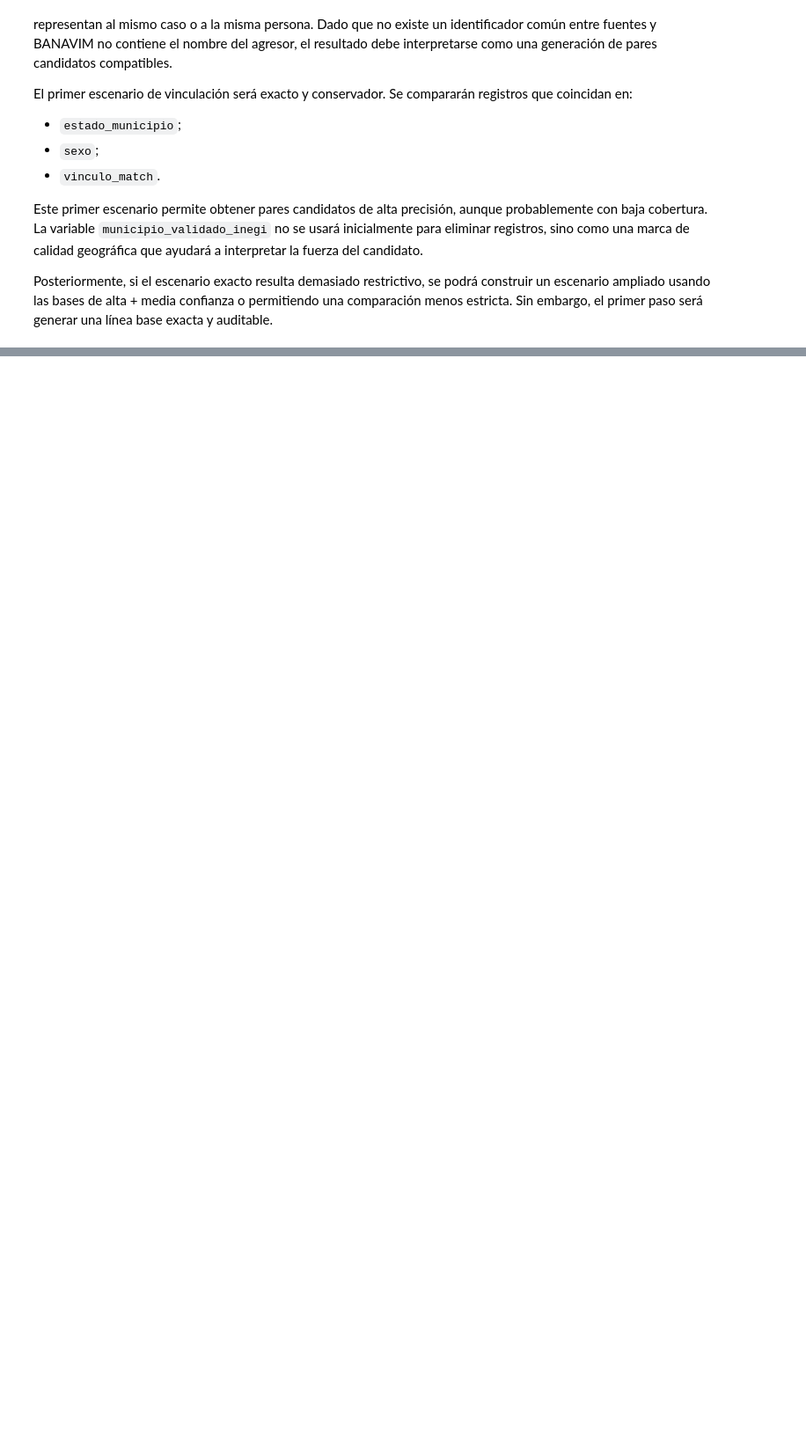
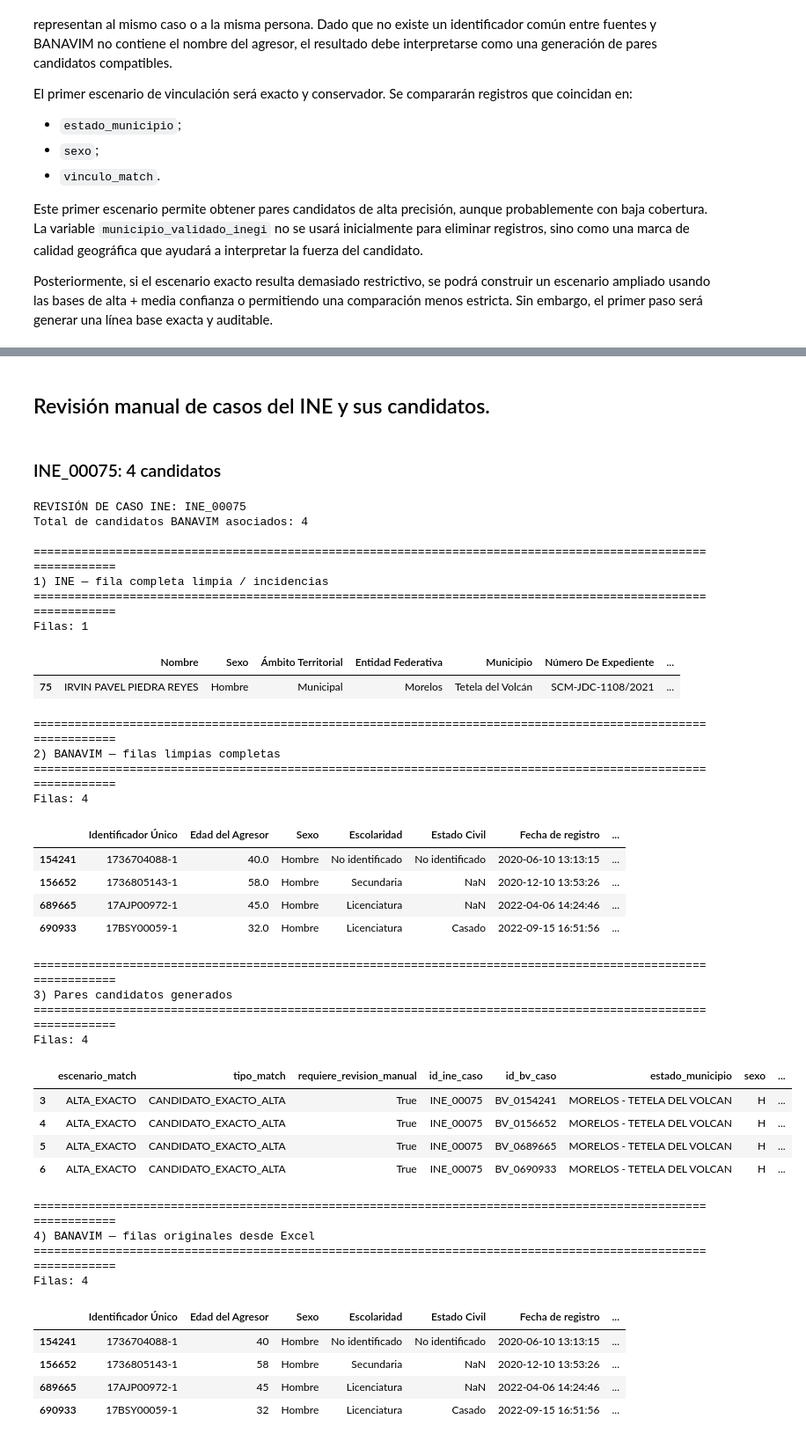
Before and after one commit to BesaidGarden/Calidad-y-Preprocesamiento-de-Datos---Registro-Publico-de-Agresores, a Jupyter notebook: Código/fusion_individuos.ipynb, the cells around one changed output, grey strips where cells are left out. Shown at 88% size. Drawn from its saved outputs; the diff is of its cells as text; code cells hidden in the pictures; blank space fills up the shorter version.

```diff
--- a/Código/fusion_individuos.ipynb
+++ b/Código/fusion_individuos.ipynb
@@ -1980,0 +2315,21 @@ ESTADÍSTICAS DESCRIPTIVAS
+# %%
+ruta_bv_fix = DATA_DIR / "banavim_fix_2020_2022.csv"
+
+if ruta_bv_fix.exists():
+    bv_completa_limpia = pd.read_csv(
+        ruta_bv_fix,
+        encoding="utf-8-sig"
+    )
+
+    if "id_bv_caso" not in bv_completa_limpia.columns:
+        bv_completa_limpia = bv_completa_limpia.reset_index(drop=True)
+        bv_completa_limpia["id_bv_caso"] = (
+            "BV_" + bv_completa_limpia.index.astype(str).str.zfill(7)
+        )
+
+    print("bv_completa_limpia:", bv_completa_limpia.shape)
+    display(bv_completa_limpia.head(2))
+
+else:
+    print("No encontré banavim_fix_2020_2022.csv. Usaré bv_original_completa como base completa BANAVIM.")
+    bv_completa_limpia = bv_original_completa.copy()
@@ -1980,0 +2495,46 @@ ESTADÍSTICAS DESCRIPTIVAS
+# %% [markdown]
+## Revisión manual de casos del INE y sus candidatos.
+# %% [markdown]
+### INE_00075: 4 candidatos
+# %%
+revision = revisar_caso_ine(
+    id_ine_caso="INE_00075",
+    candidatos=matches_exactos_alta
+)
+# %% [output]
+REVISIÓN DE CASO INE: INE_00075
+Total de candidatos BANAVIM asociados: 4
+
+==============================================================================================================
+1) INE — fila completa limpia / incidencias
+==============================================================================================================
+Filas: 1
+|  | Nombre | Sexo | Ámbito Territorial | Entidad Federativa | Municipio | Número De Expediente | ... |
+| 75 | IRVIN PAVEL PIEDRA REYES | Hombre | Municipal | Morelos | Tetela del Volcán | SCM-JDC-1108/2021 | ... |
+==============================================================================================================
+2) BANAVIM — filas limpias completas
+==============================================================================================================
+Filas: 4
+|  | Identificador Único | Edad del Agresor | Sexo | Escolaridad | Estado Civil | Fecha de registro | ... |
+| 154241 | 1736704088-1 | 40.0 | Hombre | No identificado | No identificado | 2020-06-10 13:13:15 | ... |
+| 156652 | 1736805143-1 | 58.0 | Hombre | Secundaria | NaN | 2020-12-10 13:53:26 | ... |
+| 689665 | 17AJP00972-1 | 45.0 | Hombre | Licenciatura | NaN | 2022-04-06 14:24:46 | ... |
+| 690933 | 17BSY00059-1 | 32.0 | Hombre | Licenciatura | Casado | 2022-09-15 16:51:56 | ... |
+==============================================================================================================
+3) Pares candidatos generados
+==============================================================================================================
+Filas: 4
+|  | escenario_match | tipo_match | requiere_revision_manual | id_ine_caso | id_bv_caso | estado_municipio | sexo | ... |
+| 3 | ALTA_EXACTO | CANDIDATO_EXACTO_ALTA | True | INE_00075 | BV_0154241 | MORELOS - TETELA DEL VOLCAN | H | ... |
+| 4 | ALTA_EXACTO | CANDIDATO_EXACTO_ALTA | True | INE_00075 | BV_0156652 | MORELOS - TETELA DEL VOLCAN | H | ... |
+| 5 | ALTA_EXACTO | CANDIDATO_EXACTO_ALTA | True | INE_00075 | BV_0689665 | MORELOS - TETELA DEL VOLCAN | H | ... |
+| 6 | ALTA_EXACTO | CANDIDATO_EXACTO_ALTA | True | INE_00075 | BV_0690933 | MORELOS - TETELA DEL VOLCAN | H | ... |
+==============================================================================================================
+4) BANAVIM — filas originales desde Excel
+==============================================================================================================
+Filas: 4
+|  | Identificador Único | Edad del Agresor | Sexo | Escolaridad | Estado Civil | Fecha de registro | ... |
+| 154241 | 1736704088-1 | 40 | Hombre | No identificado | No identificado | 2020-06-10 13:13:15 | ... |
+| 156652 | 1736805143-1 | 58 | Hombre | Secundaria | NaN | 2020-12-10 13:53:26 | ... |
+| 689665 | 17AJP00972-1 | 45 | Hombre | Licenciatura | NaN | 2022-04-06 14:24:46 | ... |
+| 690933 | 17BSY00059-1 | 32 | Hombre | Licenciatura | Casado | 2022-09-15 16:51:56 | ... |
```
Also changed, not shown: parts of 28 cells of this notebook, 6 other files.
